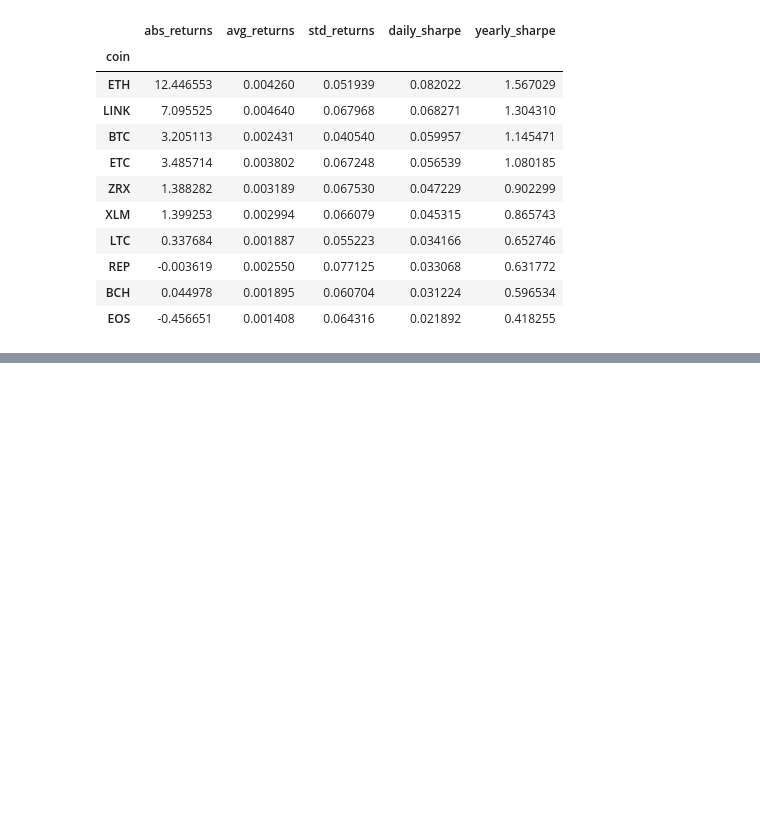
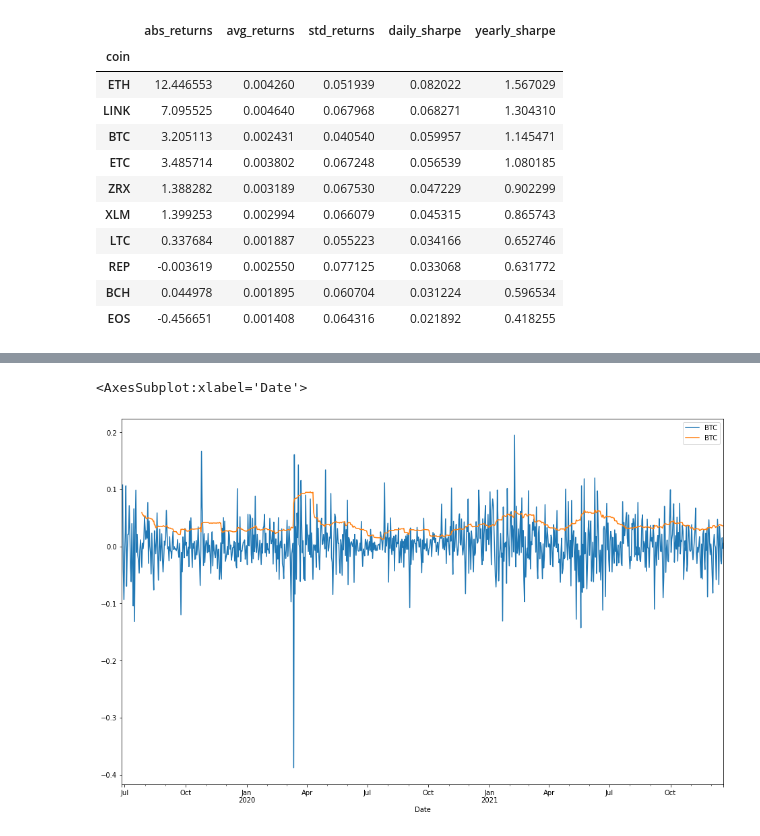
Before and after one commit to jonathan-bugg/crypto_portfolio_opt, a Jupyter notebook: coin_eda.ipynb, the cells around one changed output, grey strips where cells are left out. Drawn from its saved outputs; the diff is of its cells as text; code cells hidden in the pictures; blank space fills up the shorter version.

```diff
--- a/coin_eda.ipynb
+++ b/coin_eda.ipynb
@@ -107,3 +107,11 @@ cumul_returns.corr()
 | REP | 0.844708 | 0.861454 | 0.716971 | 0.625271 | 0.748579 | 0.919721 | 0.881178 | 1.000000 | 0.920141 | 0.950242 |
 | XLM | 0.915044 | 0.941789 | 0.760136 | 0.728799 | 0.859986 | 0.958697 | 0.966625 | 0.920141 | 1.000000 | 0.949358 |
 | ZRX | 0.843422 | 0.909772 | 0.709227 | 0.625294 | 0.791250 | 0.937004 | 0.908064 | 0.950242 | 0.949358 | 1.000000 |
+# %%
+returns_subset = returns.BTC
+returns_subset_std = returns.BTC.rolling(30).std()
+merged = pd.concat([returns_subset, returns_subset_std], axis=1)
+merged.plot()
+# %% [output]
+<AxesSubplot:xlabel='Date'>
+[figure, added]
```
Also changed, not shown: parts of 5 cells of this notebook, 1 other file.
